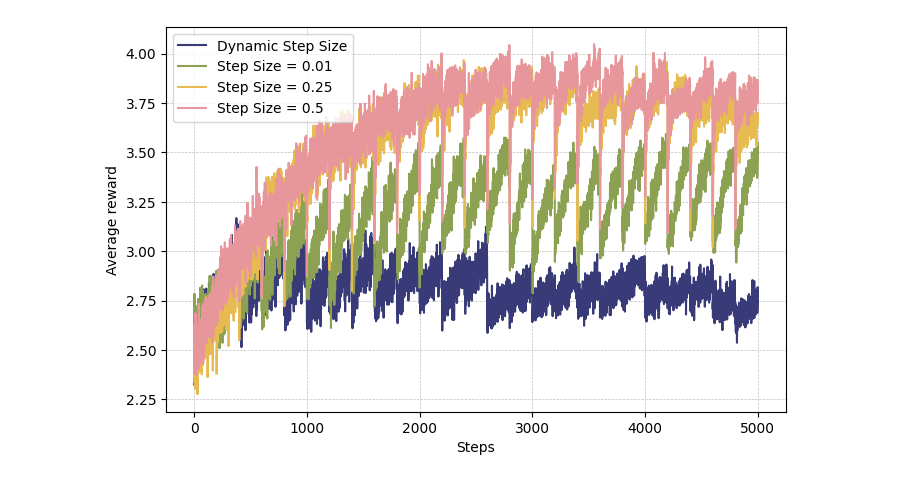
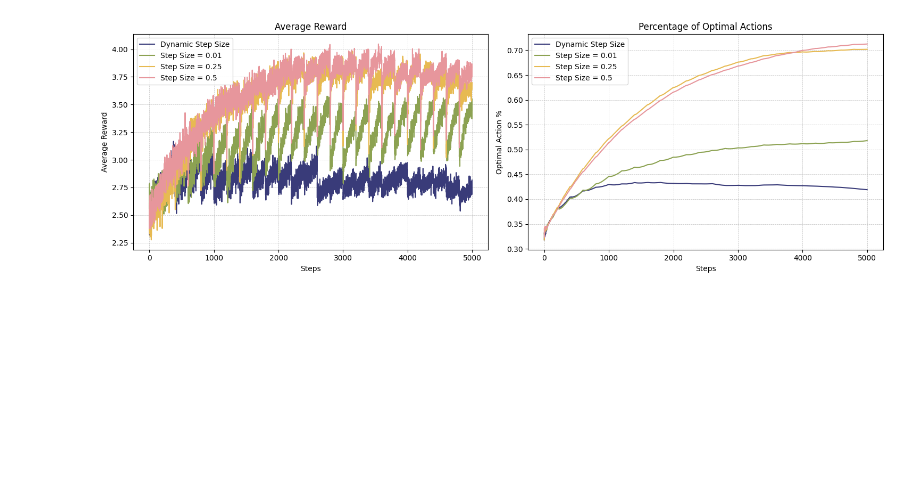
Before and after one commit to kuimetra/reinforcement_learning, a Jupyter notebook: final_project/part1.ipynb, the cells around one changed output. Cells and saved outputs as stored; diff of their text form; code cells hidden in the pictures; blank space fills up the shorter version.

Commit message:
add percentage of optimal actions plot

```diff
--- a/final_project/part1.ipynb
+++ b/final_project/part1.ipynb
@@ -47,19 +58,28 @@ def run_bandit_simulation(num_runs=500, num_steps=5000, alpha=-1):
 # %%
 step_sizes = [-1, 0.01, 0.25, 0.5]
-weighted_avg_rewards = [run_bandit_simulation(alpha=step_size) for step_size in step_sizes]
+simulation_results = [run_bandit_simulation(alpha=step_size) for step_size in step_sizes]
-# %%
-cmap = plt.get_cmap("tab20b")
-
-plt.figure(figsize=(8, 5))
-
-for i, step_size in enumerate(step_sizes):
-    label = "Dynamic Step Size" if step_size == -1 else f"Step Size = {step_size}"
-    plt.plot(weighted_avg_rewards[i], label=label, color=cmap(i / len(step_sizes)))
-
-plt.ylabel("Average reward")
-plt.xlabel("Steps")
-plt.legend()
-plt.grid(color="silver", linestyle='--', linewidth=0.5)
-plt.show()
-# %% [output]
-[figure, removed]
+# %%
+cmap = plt.get_cmap("tab20b")
+fig, (ax1, ax2) = plt.subplots(1, 2, figsize=(15, 5))
+
+for i, step_size in enumerate(step_sizes):
+    label = "Dynamic Step Size" if step_size == -1 else f"Step Size = {step_size}"
+    ax1.plot(simulation_results[i][0], label=label, color=cmap(i / len(step_sizes)))
+    ax2.plot(simulation_results[i][1], label=label, color=cmap(i / len(step_sizes)))
+
+ax1.set_title("Average Reward")
+ax1.set_ylabel("Average Reward")
+ax1.set_xlabel("Steps")
+ax1.grid(color='silver', linestyle="--", linewidth=0.5)
+ax1.legend()
+
+ax2.set_title("Percentage of Optimal Actions")
+ax2.set_ylabel("Optimal Action %")
+ax2.set_xlabel("Steps")
+ax2.grid(color='silver', linestyle='--', linewidth=0.5)
+ax2.legend()
+
+plt.tight_layout()
+plt.show()
+# %% [output]
+[figure, added]
```
Also changed, not shown: parts of 3 cells of this notebook.
